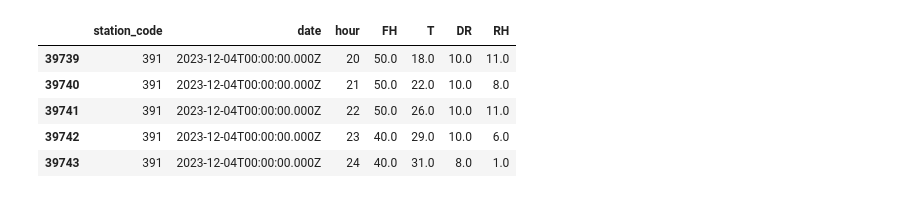
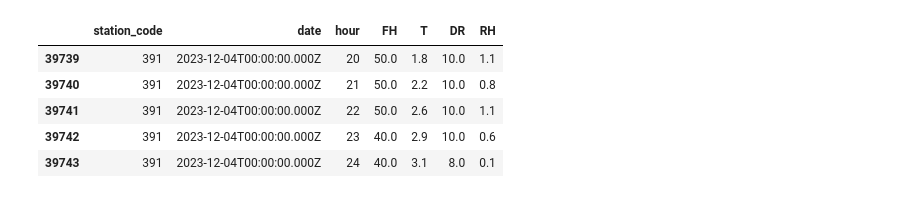
Before and after one commit to AnnavanHerwijnen/TIL6022_python_project, a Jupyter notebook: KNMI_OVfiets_2023-2024_comparison.ipynb, the cells around one changed output. Cells and saved outputs as stored; diff of their text form; code cells hidden in the pictures.

```diff
--- a/KNMI_OVfiets_2023-2024_comparison.ipynb
+++ b/KNMI_OVfiets_2023-2024_comparison.ipynb
@@ -38,24 +36,32 @@ plt.show()
 # %%
 import json
 
+# Files is still not in the branch
 path_2023 = r'C:\Users\gr02n\OneDrive\Desktop\KNMI data - Manasa\KNMI-2023.json'
 path_2024 = r'C:\Users\gr02n\OneDrive\Desktop\KNMI data - Manasa\KNMI-2024.json'
 
 with open(path_2023, 'r') as file:
     raw_2023 = json.load(file)
 
 with open(path_2024, 'r') as file:
     raw_2024 = json.load(file)
 
 df_2023 = pd.DataFrame(raw_2023)
 df_2024 = pd.DataFrame(raw_2024)
 
+# FH    - Hourly average wind speed (in 0.1 m/s)
+# T     - Temperature (in 0.1 degrees Celsius) at 1.50 m altitude during the observation
+# DR    - Duration of precipitation (in 0.1 hour) per hourly section
+# RH    - Hourly Sum of Precipitation (in 0.1 mm) (-1 for <0.05 mm)
+
+df_2023['T'] = df_2023['T'] * 0.1   # turn into C
+df_2023['RH'] = df_2023['RH'] * 0.1  # turn into mm
 df_2023.tail()
 # %% [output]
 |  | station_code | date | hour | FH | T | DR | RH |
-| 39739 | 391 | 2023-12-04T00:00:00.000Z | 20 | 50.0 | 18.0 | 10.0 | 11.0 |
-| 39740 | 391 | 2023-12-04T00:00:00.000Z | 21 | 50.0 | 22.0 | 10.0 | 8.0 |
-| 39741 | 391 | 2023-12-04T00:00:00.000Z | 22 | 50.0 | 26.0 | 10.0 | 11.0 |
-| 39742 | 391 | 2023-12-04T00:00:00.000Z | 23 | 40.0 | 29.0 | 10.0 | 6.0 |
-| 39743 | 391 | 2023-12-04T00:00:00.000Z | 24 | 40.0 | 31.0 | 8.0 | 1.0 |
+| 39739 | 391 | 2023-12-04T00:00:00.000Z | 20 | 50.0 | 1.8 | 10.0 | 1.1 |
+| 39740 | 391 | 2023-12-04T00:00:00.000Z | 21 | 50.0 | 2.2 | 10.0 | 0.8 |
+| 39741 | 391 | 2023-12-04T00:00:00.000Z | 22 | 50.0 | 2.6 | 10.0 | 1.1 |
+| 39742 | 391 | 2023-12-04T00:00:00.000Z | 23 | 40.0 | 2.9 | 10.0 | 0.6 |
+| 39743 | 391 | 2023-12-04T00:00:00.000Z | 24 | 40.0 | 3.1 | 8.0 | 0.1 |
 # %%
```
Also changed, not shown: parts of 14 cells of this notebook.
